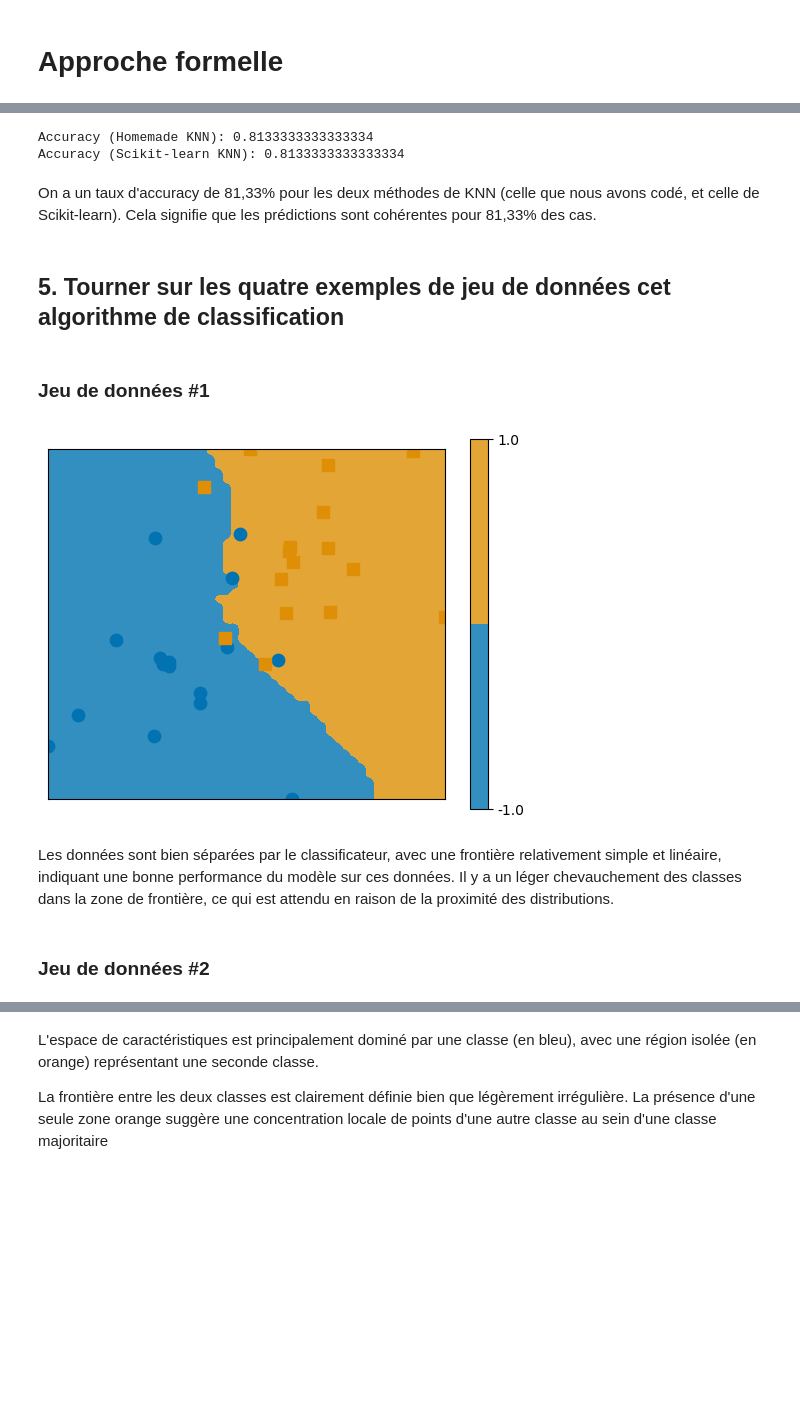
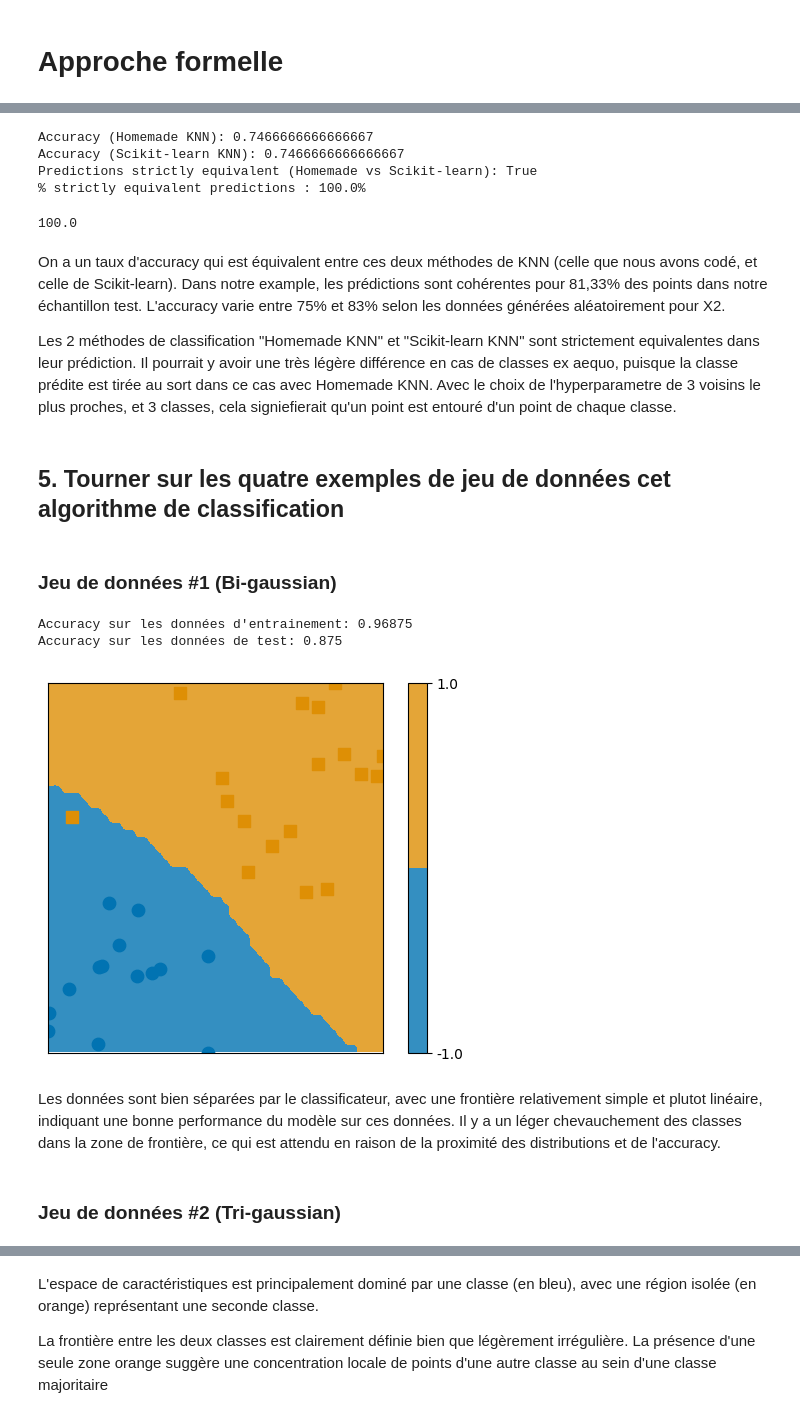
Before and after one commit to MitaTelecom/KNN_final, a Jupyter notebook: KNN/Travail principal.ipynb, the cells around one changed output, grey strips where cells are left out. Saved outputs shown, nothing was run; the diff lists cells and outputs as text; code cells hidden in the pictures; blank space fills up the shorter version.

```diff
--- a/KNN/Travail principal.ipynb
+++ b/KNN/Travail principal.ipynb
@@ -237,40 +237,53 @@ accuracy_sklearn = np.mean(y_pred_sklearn == y_test)
 
 print(f"Accuracy (Homemade KNN): {accuracy_custom}")
 print(f"Accuracy (Scikit-learn KNN): {accuracy_sklearn}")
+print(f"Predictions strictly equivalent (Homemade vs Scikit-learn): {y_pred_custom.all() ==y_pred_sklearn.all()}")
+good_pred=(y_pred_custom == y_pred_sklearn).sum()/len(y_pred_custom)*100
+print(f"% strictly equivalent predictions : {good_pred}%")
 # %% [output]
-Accuracy (Homemade KNN): 0.8133333333333334
-Accuracy (Scikit-learn KNN): 0.8133333333333334
+Accuracy (Homemade KNN): 0.7466666666666667
+Accuracy (Scikit-learn KNN): 0.7466666666666667
+Predictions strictly equivalent (Homemade vs Scikit-learn): True
+% strictly equivalent predictions : 100.0%
+100.0
 # %% [markdown]
-On a un taux d'accuracy de 81,33% pour les deux méthodes de KNN (celle que nous avons codé, et celle de Scikit-learn). Cela signifie que les prédictions sont cohérentes pour 81,33% des cas.
+
+On a un taux d'accuracy qui est équivalent entre ces deux méthodes de KNN (celle que nous avons codé, et celle de Scikit-learn). Dans notre example, les prédictions sont cohérentes pour 81,33% des points dans notre échantillon test. L'accuracy varie entre 75% et 83% selon les données générées aléatoirement pour X2.
+
+Les 2 méthodes de classification "Homemade KNN" et "Scikit-learn KNN" sont strictement equivalentes dans leur prédiction. Il pourrait y avoir une très légère différence en cas de classes ex aequo, puisque la classe prédite est tirée au sort dans ce cas avec Homemade KNN. Avec le choix de l'hyperparametre de 3 voisins le plus proches, et 3 classes, cela signiefierait qu'un point est entouré d'un point de chaque classe.
 # %% [markdown]
 ## 5. Tourner sur les quatre exemples de jeu de données cet algorithme de classification
 # %% [markdown]
-### Jeu de données #1
+### Jeu de données #1 (Bi-gaussian)
 # %%
-X1_train, X1_test, y1_train, y1_test = train_test_split(X1, y1, test_size=0.2, random_state=44)
-
 # Standartisation avec StandardScaler de scikit-learn
 scaler = StandardScaler()
-X_train = scaler.fit_transform(X1_train)
-X_test = scaler.transform(X1_test)
+X1_scaled = scaler.fit_transform(X1)
+
+# Partage des données entre train et test
+X1_train, X1_test, y1_train, y1_test = train_test_split(X1_scaled, y1, test_size=0.2, random_state=44)
 
 # Création et entraînement du modèle kNN sur nos données d'entraînement
 knn_classifier = KNeighborsClassifier(n_neighbors=5, metric='euclidean')
 knn_classifier.fit(X1_train, y1_train)
+print("Accuracy sur les données d'entrainement:",knn_classifier.score(X1_train, y1_train))
+print("Accuracy sur les données de test:",knn_classifier.score(X1_test, y1_test))
 
 # Définition de la fonction de décision
 def decision_function(X1):
     return knn_classifier.predict(X1.reshape(-1,2))
 
 # Affichage de la frontière de décision avec la fonction frontiere_new
 frontiere_new(decision_function, X1_train.reshape(-1,2), y1_train, w=None, step=50, alpha_choice=1, colorbar=True, samples=True)
 
 # Affichage du graphique
 plt.show()
 # %% [output]
+Accuracy sur les données d'entrainement: 0.96875
+Accuracy sur les données de test: 0.875
-[figure, old version]
+[figure, new version]
 # %% [markdown]
-Les données sont bien séparées par le classificateur, avec une frontière relativement simple et linéaire, indiquant une bonne performance du modèle sur ces données. Il y a un léger chevauchement des classes dans la zone de frontière, ce qui est attendu en raison de la proximité des distributions.
+Les données sont bien séparées par le classificateur, avec une frontière relativement simple et plutot linéaire, indiquant une bonne performance du modèle sur ces données. Il y a un léger chevauchement des classes dans la zone de frontière, ce qui est attendu en raison de la proximité des distributions et de l'accuracy.
 # %% [markdown]
-### Jeu de données #2
+### Jeu de données #2 (Tri-gaussian)
 # %%
```
Also changed, not shown: parts of 12 cells of this notebook, 1 other file.
